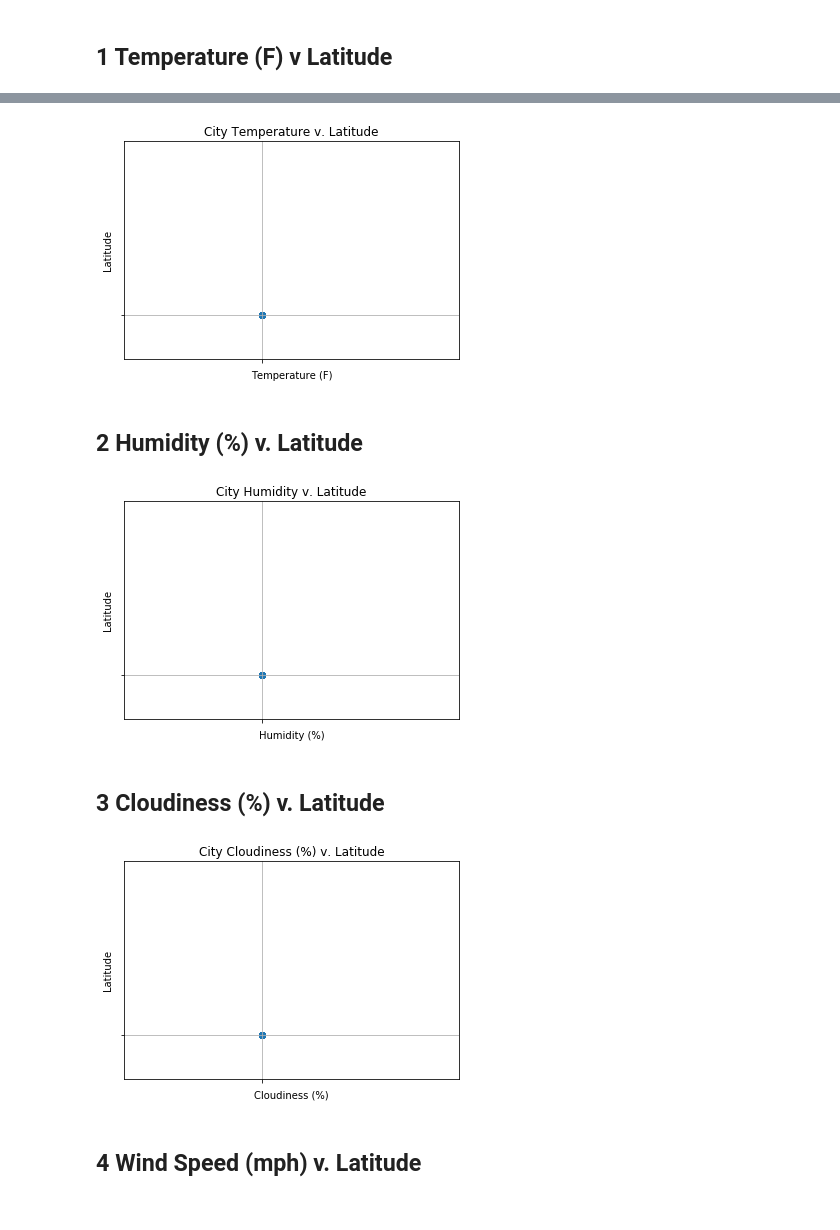
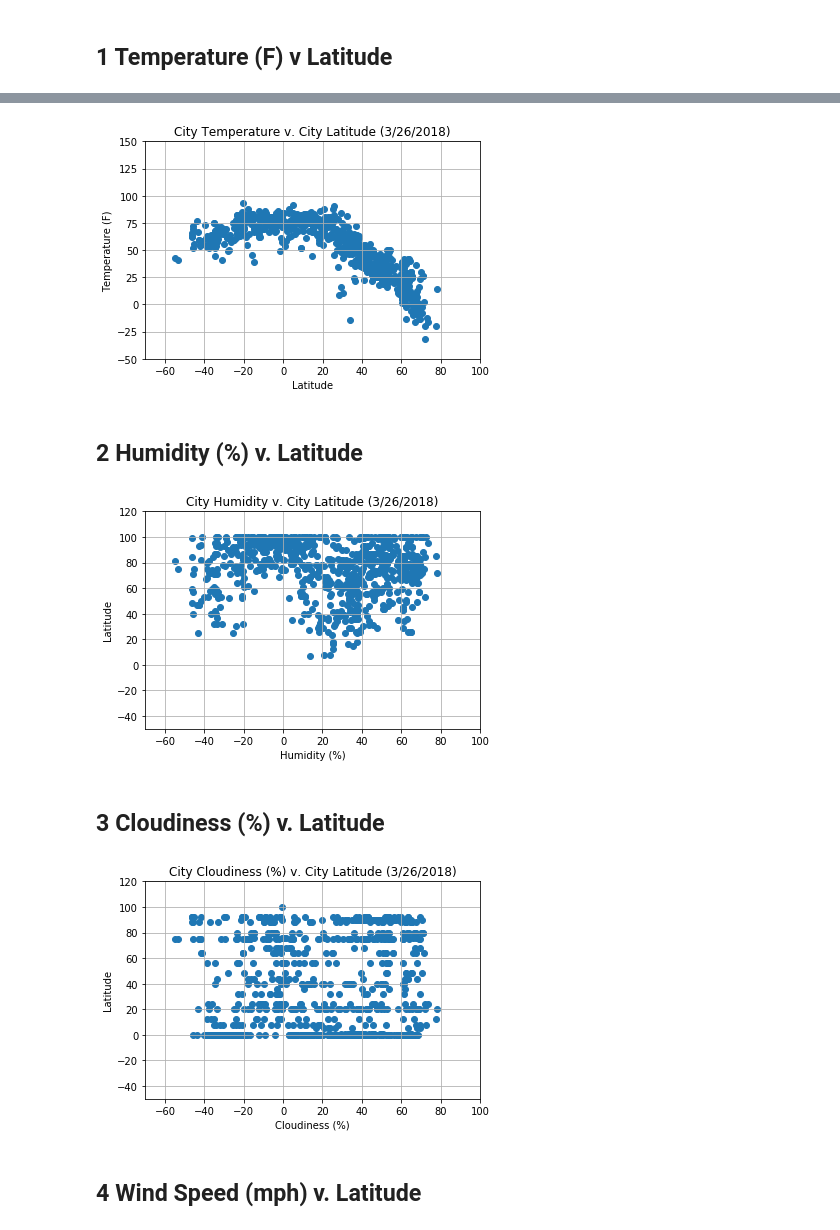
Before and after one commit to FutureGM/citiPy, a Jupyter notebook: WeatherPy.ipynb, the cells around one changed output, grey strips where cells are left out. Cells and saved outputs as stored; diff of their text form; code cells hidden in the pictures.

```diff
--- a/WeatherPy.ipynb
+++ b/WeatherPy.ipynb
@@ -169,6 +206,6 @@ cities_DF["Longitude"] = ""
 cities_DF["Temperature (F)"] = ""
 cities_DF["Humidity (%)"] = ""
 cities_DF["Cloudiness (%)"] = ""
-cities_DF["Wind Speed (MPH)"] = ""
+cities_DF["Wind Speed (mph)"] = ""
 cities_DF.head()
 # %% [output]
@@ -181,14 +218,9 @@ cities_DF.head()
 # %%
 #Create a dictionary of information needed/intested in
+url = "http://api.openweathermap.org/data/2.5/weather?"
 units = "imperial"
-settings = {"units": "imperial", "appid": api_key}
-#Open Necessary Files
-# + "&q=" + city
-url = "http://api.openweathermap.org/data/2.5/weather?"
-# city =
-api_key = "a9d9051f41b69e6ee57e6f70a307fd61"
-# Build query URL
+
+# Build partial query URL
+#query_url = f"{url}appid={api_key}&units={units}&q="
 query_url = f"{url}appid={api_key}&units={units}"
-# query_url = url + "appid=" + api_key + "&q="
-# + city
 print(query_url)
@@ -294,3 +346,6 @@ cities_DF.to_csv("weatherPy.csv")
 # Building Scatter Plots
 # %% [markdown]
 ## 1 Temperature (F) v Latitude
+# %%
+cities_DF = cities_DF[pd.notnull(cities_DF['Latitude'])]
+cities_DF
@@ -296,0 +371,10 @@ cities_DF.to_csv("weatherPy.csv")
+# %%
+# Changing strings to floats
+columns = ['Latitude', 'Temperature (F)', 'Humidity (%)', 'Cloudiness (%)', 'Wind Speed (mph)']
+for column in columns:
+    cities_DF[column] = pd.to_numeric(cities_DF[column], errors='coerce')
+
+# Dropping NaN values
+cities_DF.dropna(inplace=True)
+
+cities_DF.head()
@@ -297,61 +388,61 @@ cities_DF.to_csv("weatherPy.csv")
 # %%
 #Build a scatter plot
-plt.scatter(cities_DF["Temperature (F)"],
-           cities_DF["Latitude"])
+plt.scatter(cities_DF["Latitude"],
+            cities_DF["Temperature (F)"])
 #Label Heading
-plt.title("City Temperature v. Latitude")
+plt.title("City Temperature v. City Latitude (3/26/2018)")
 #Axes labels and limits
-plt.ylabel("Latitude")
-plt.ylim(-50, 200)
-plt.xlabel("Temperature (F)")
+plt.ylabel("Temperature (F)")
+plt.ylim(-50, 150)
+plt.xlabel("Latitude")
 plt.xlim(-70, 100)
 #Show axis grids
 plt.grid(True)
 #Save Plot
-plt.savefig("Temperature v. Latitude")
+plt.savefig("TemperaturevLatitude.png")
 plt.show()
 # %% [output]
-[figure, old version]
+[figure, new version]
 # %% [markdown]
 ## 2 Humidity (%) v. Latitude
 # %%
 #Build a scatter plot
-plt.scatter(cities_DF["Humidity (%)"],
-           cities_DF["Latitude"])
+plt.scatter(cities_DF["Latitude"],
+            cities_DF["Humidity (%)"])
 #Label Heading
-plt.title("City Humidity v. Latitude")
+plt.title("City Humidity v. City Latitude (3/26/2018)")
 #Axes labels and limits
 plt.ylabel("Latitude")
-plt.ylim(-50, 200)
+plt.ylim(-50, 120)
 plt.xlabel("Humidity (%)")
 plt.xlim(-70, 100)
 #Show axis grids
 plt.grid(True)
 #Save Plot
-plt.savefig("Humidity v. Latitude")
+plt.savefig("HumidityvLatitude.png")
 plt.show()
 # %% [output]
-[figure, old version]
+[figure, new version]
 # %% [markdown]
 ## 3 Cloudiness (%) v. Latitude
 # %%
 #Build a scatter plot
-plt.scatter(cities_DF["Cloudiness (%)"],
-           cities_DF["Latitude"])
+plt.scatter(cities_DF["Latitude"],
+            cities_DF["Cloudiness (%)"])
 #Label Heading
-plt.title("City Cloudiness (%) v. Latitude")
+plt.title("City Cloudiness (%) v. City Latitude (3/26/2018)")
 #Axes labels and limits
 plt.ylabel("Latitude")
-plt.ylim(-50, 200)
+plt.ylim(-50, 120)
 plt.xlabel("Cloudiness (%)")
 plt.xlim(-70, 100)
 #Show axis grids
 plt.grid(True)
 #Save Plot
-plt.savefig("Cloudiness v. Latitude")
+plt.savefig("CloudinessvLatitude.png")
 plt.show()
 # %% [output]
-[figure, old version]
+[figure, new version]
 # %% [markdown]
 ## 4 Wind Speed (mph) v. Latitude
 # %%
```
Also changed, not shown: parts of 20 cells of this notebook, 8 other files.
